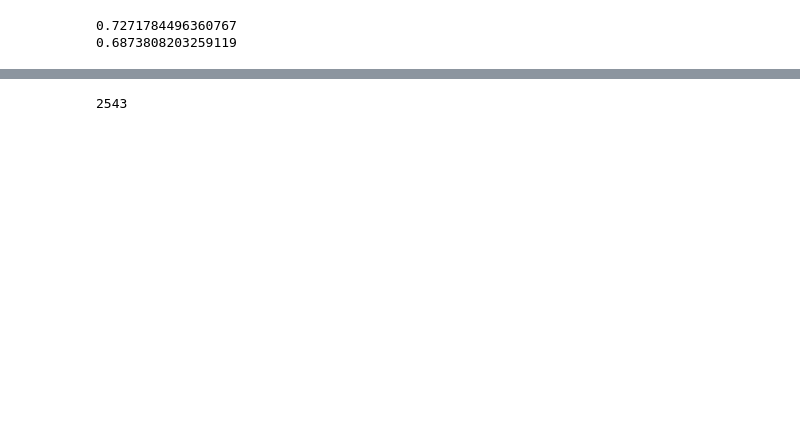
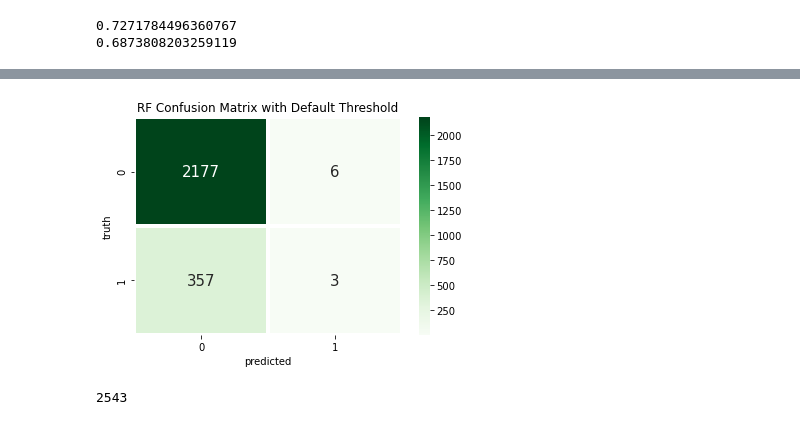
Before and after one commit to Alejandro-Morales/Machine-Learning, a Jupyter notebook: Coursework_ML.ipynb, the cells around one changed output, grey strips where cells are left out. Saved outputs shown, nothing was run; the diff lists cells and outputs as text; code cells hidden in the pictures; blank space fills up the shorter version.

```diff
--- a/Coursework_ML.ipynb
+++ b/Coursework_ML.ipynb
@@ -349,3 +348,12 @@ plt.savefig('CM-RF-optimal.png')
+# %%
+plt.figure(figsize=(6,4))
+sn.heatmap(cm,annot=True,linewidths=3,cmap='Greens', fmt='g',annot_kws={"size": 15}) # checa que esta el cont aqui
+plt.title('RF Confusion Matrix with Default Threshold')
+plt.xlabel("predicted")
+plt.ylabel("truth")
+plt.savefig('CM-RF-optimal.png')
+# %% [output]
+[figure, added]
 # %%
 print(len(XTest))
 # %% [output]
```
Also changed, not shown: parts of 8 cells of this notebook.
